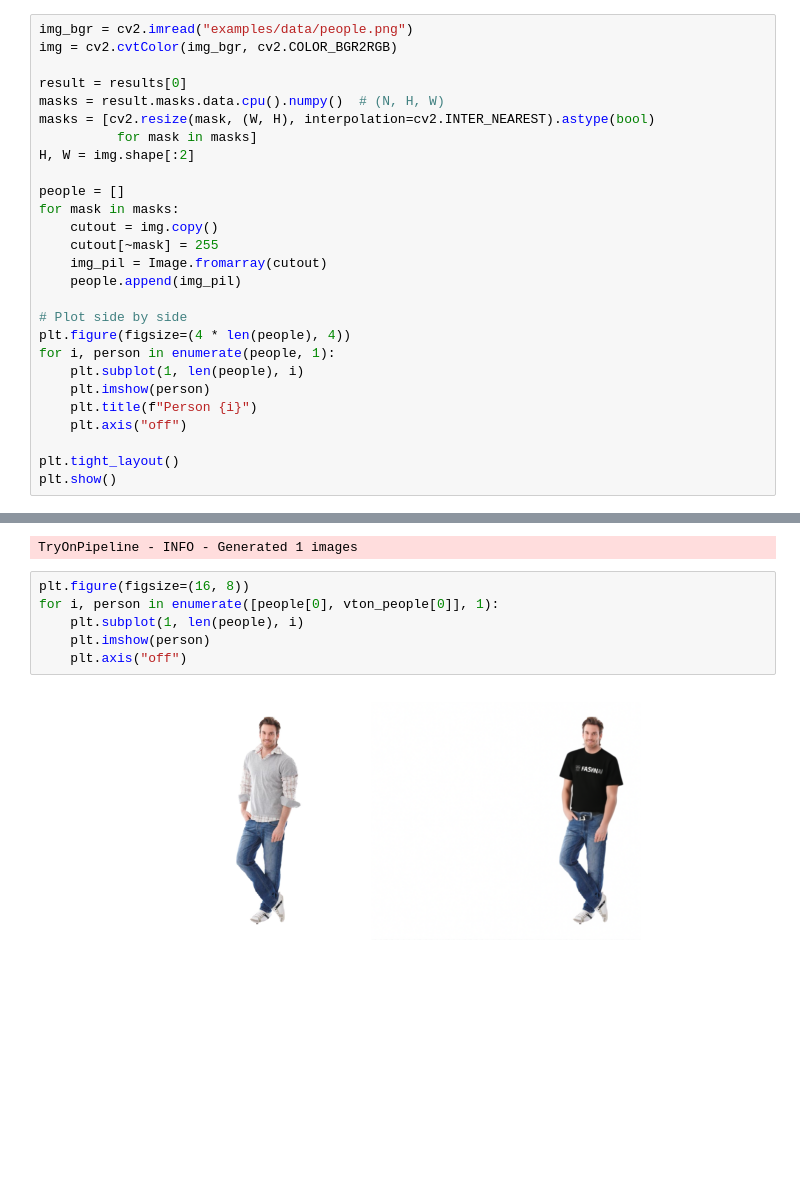
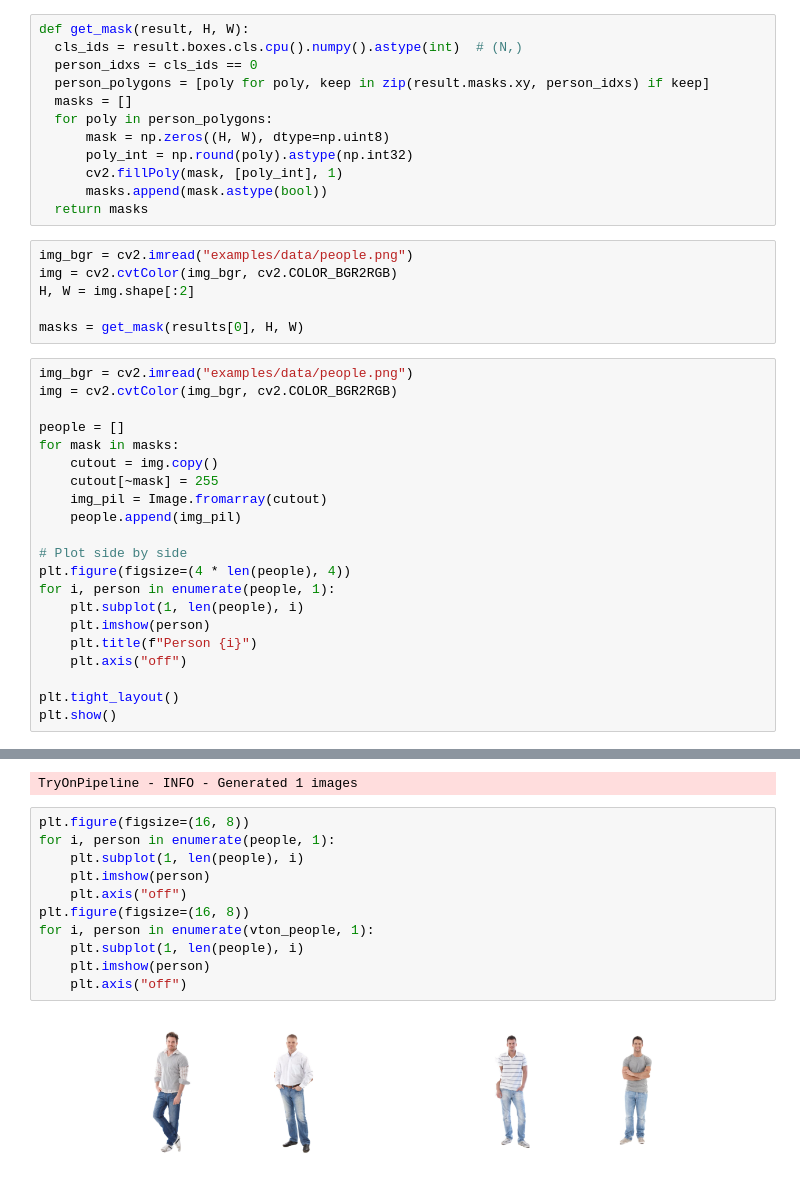
Before and after one commit to AJReade/Gen-AI-BFA-Umbrella-repo, a Jupyter notebook: vton_gradio_demo.ipynb, the cells around one changed output, grey strips where cells are left out. Drawn from its saved outputs; the diff is of its cells as text; blank space fills up the shorter version.

Commit message:
feat: edge mask

```diff
--- a/vton_gradio_demo.ipynb
+++ b/vton_gradio_demo.ipynb
@@ -214,12 +241,24 @@ Speed: 1.9ms preprocess, 7.8ms inference, 0.8ms postprocess per image at shape (
+# %%
+def get_mask(result, H, W):
+  cls_ids = result.boxes.cls.cpu().numpy().astype(int)  # (N,)
+  person_idxs = cls_ids == 0
+  person_polygons = [poly for poly, keep in zip(result.masks.xy, person_idxs) if keep]
+  masks = []
+  for poly in person_polygons:
+      mask = np.zeros((H, W), dtype=np.uint8)
+      poly_int = np.round(poly).astype(np.int32)
+      cv2.fillPoly(mask, [poly_int], 1)
+      masks.append(mask.astype(bool))
+  return masks
+# %%
+img_bgr = cv2.imread("examples/data/people.png")
+img = cv2.cvtColor(img_bgr, cv2.COLOR_BGR2RGB)
+H, W = img.shape[:2]
+
+masks = get_mask(results[0], H, W)
 # %%
 img_bgr = cv2.imread("examples/data/people.png")
 img = cv2.cvtColor(img_bgr, cv2.COLOR_BGR2RGB)
-
-result = results[0]
-masks = result.masks.data.cpu().numpy()  # (N, H, W)
-masks = [cv2.resize(mask, (W, H), interpolation=cv2.INTER_NEAREST).astype(bool)
-          for mask in masks]
-H, W = img.shape[:2]
 
 people = []
 for mask in masks:
@@ -260,9 +299,14 @@ TryOnPipeline - INFO - Running inference with 30 timesteps...
 TryOnPipeline - INFO - Generated 1 images
 # %%
 plt.figure(figsize=(16, 8))
-for i, person in enumerate([people[0], vton_people[0]], 1):
+for i, person in enumerate(people, 1):
     plt.subplot(1, len(people), i)
     plt.imshow(person)
     plt.axis("off")
+plt.figure(figsize=(16, 8))
+for i, person in enumerate(vton_people, 1):
+    plt.subplot(1, len(people), i)
+    plt.imshow(person)
+    plt.axis("off")
 # %% [output]
-[figure, old version]
+[figure, new version]
```
Also changed, not shown: parts of 16 cells of this notebook.
